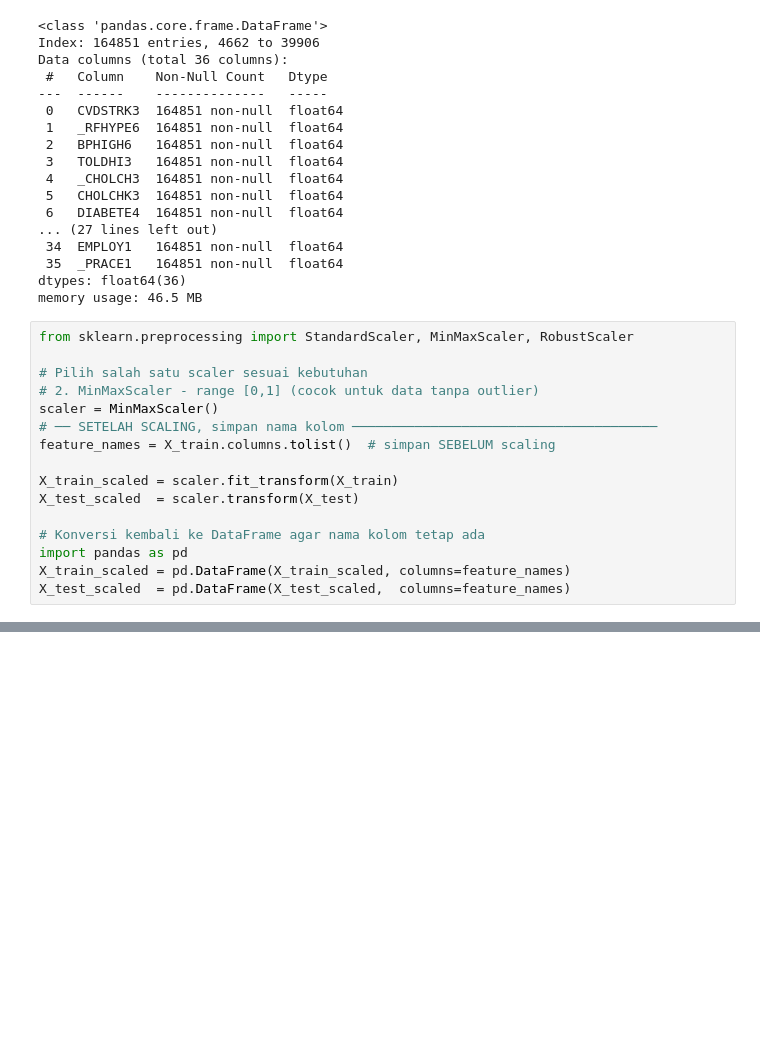
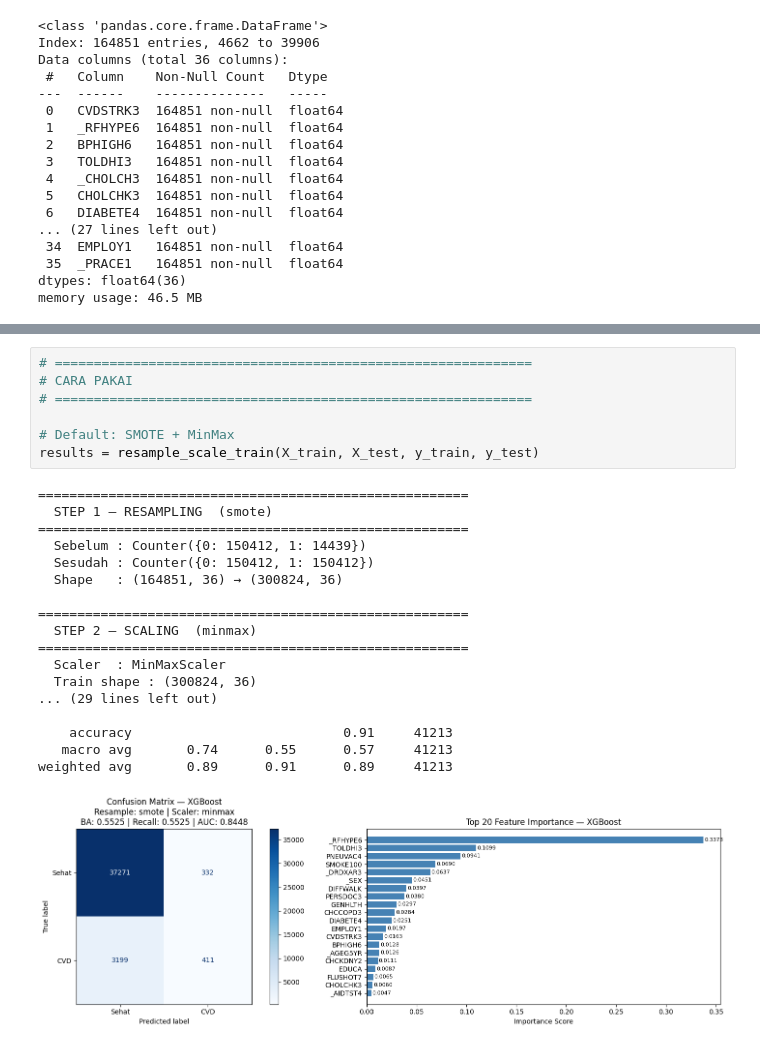
Before and after one commit to muhammadzuama/RisetCVD, a Jupyter notebook: trainingdata1fix1 copy/LabelHd.ipynb, the cells around one changed output, grey strips where cells are left out. Cells and saved outputs as stored; diff of their text form; blank space fills up the shorter version.

```diff
--- a/trainingdata1fix1 copy/LabelHd.ipynb
+++ b/trainingdata1fix1 copy/LabelHd.ipynb
@@ -512,19 +512,3 @@ Data columns (total 36 columns):
  35  _PRACE1   164851 non-null  float64
 dtypes: float64(36)
 memory usage: 46.5 MB
-# %%
-from sklearn.preprocessing import StandardScaler, MinMaxScaler, RobustScaler
-
-# Pilih salah satu scaler sesuai kebutuhan
-# 2. MinMaxScaler - range [0,1] (cocok untuk data tanpa outlier)
-scaler = MinMaxScaler()
-# ── SETELAH SCALING, simpan nama kolom ───────────────────────────────────────
-feature_names = X_train.columns.tolist()  # simpan SEBELUM scaling
-
-X_train_scaled = scaler.fit_transform(X_train)
-X_test_scaled  = scaler.transform(X_test)
-
-# Konversi kembali ke DataFrame agar nama kolom tetap ada
-import pandas as pd
-X_train_scaled = pd.DataFrame(X_train_scaled, columns=feature_names)
-X_test_scaled  = pd.DataFrame(X_test_scaled,  columns=feature_names)
@@ -764,0 +732,26 @@ CHECKUP1    0.007211
+# %%
+# =============================================================
+# CARA PAKAI
+# =============================================================
+
+# Default: SMOTE + MinMax
+results = resample_scale_train(X_train, X_test, y_train, y_test)
+# %% [output]
+=======================================================
+  STEP 1 — RESAMPLING  (smote)
+=======================================================
+  Sebelum : Counter({0: 150412, 1: 14439})
+  Sesudah : Counter({0: 150412, 1: 150412})
+  Shape   : (164851, 36) → (300824, 36)
+
+=======================================================
+  STEP 2 — SCALING  (minmax)
+=======================================================
+  Scaler  : MinMaxScaler
+  Train shape : (300824, 36)
+... (29 lines left out)
+
+    accuracy                           0.91     41213
+   macro avg       0.74      0.55      0.57     41213
+weighted avg       0.89      0.91      0.89     41213
+[figure, added]
```
Also changed, not shown: parts of 8 cells of this notebook, 2 other files.
